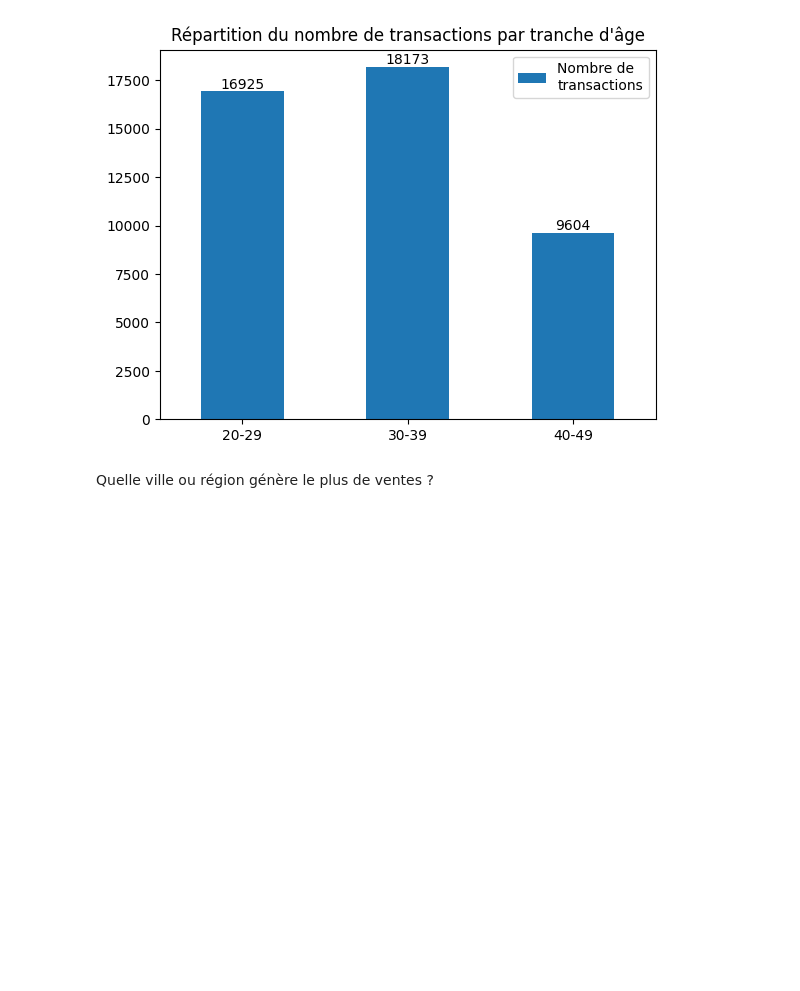
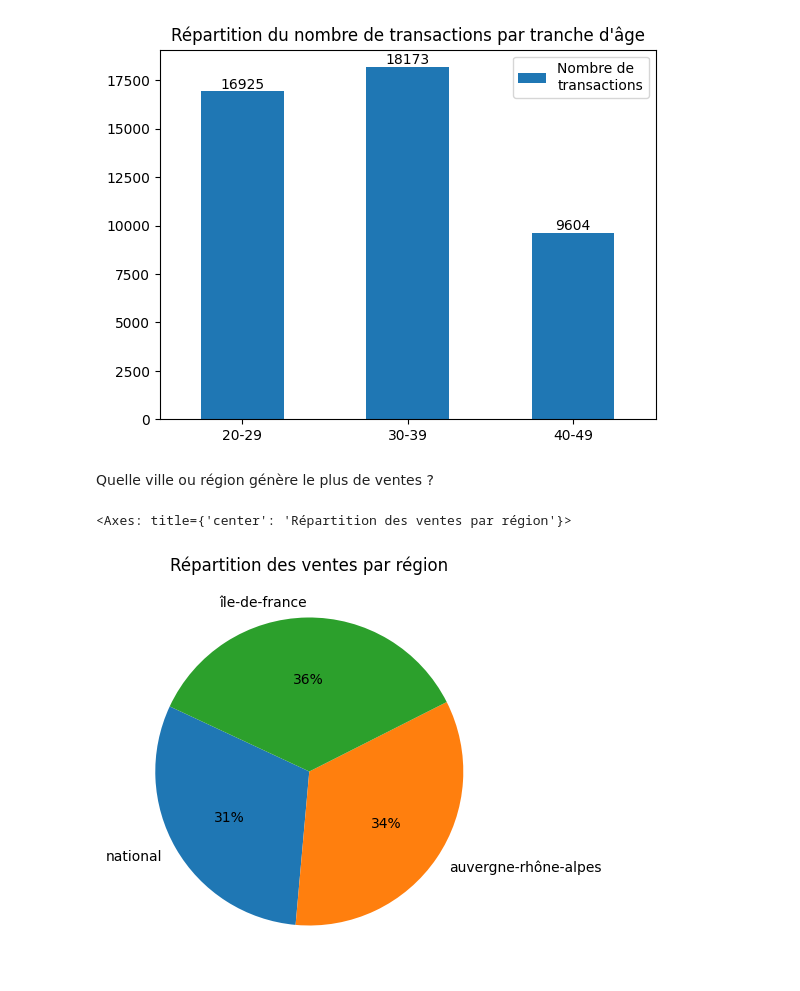
Before and after one commit to thomas-lefloch/spark_dbt, a Jupyter notebook: data_cleaning.ipynb, the cells around one changed output. Cells and saved outputs as stored; diff of their text form; code cells hidden in the pictures; blank space fills up the shorter version.

Commit message:
répartition des ventes par région

```diff
--- a/data_cleaning.ipynb
+++ b/data_cleaning.ipynb
@@ -543,3 +543,30 @@ plt.tick_params(axis="x", labelrotation=0)
 [figure]
 # %% [markdown]
 Quelle ville ou région génère le plus de ventes ?
+# %%
+query = """
+SELECT
+    magasin_region,
+    COUNT(*) AS transaction_total,
+    SUM(quantite) AS quantite_vendu,
+FROM fact_vente
+JOIN dim_magasin ON fact_vente.magasin_id = dim_magasin.magasin_id
+GROUP BY magasin_region
+ORDER BY transaction_total ASC;
+"""
+
+data = sql(query)
+_ = data.plot.pie(
+    y="transaction_total",
+    xlabel="",
+    ylabel="",
+    labels=data.magasin_region.to_list(),
+    legend=None,
+    figsize=(5,5),
+    title="Répartition des ventes par région",
+    autopct="%1.0f%%",
+    startangle=155
+)
+# %% [output]
+<Axes: title={'center': 'Répartition des ventes par région'}>
+[figure, added]
```
Also changed, not shown: parts of 1 cell of this notebook.
